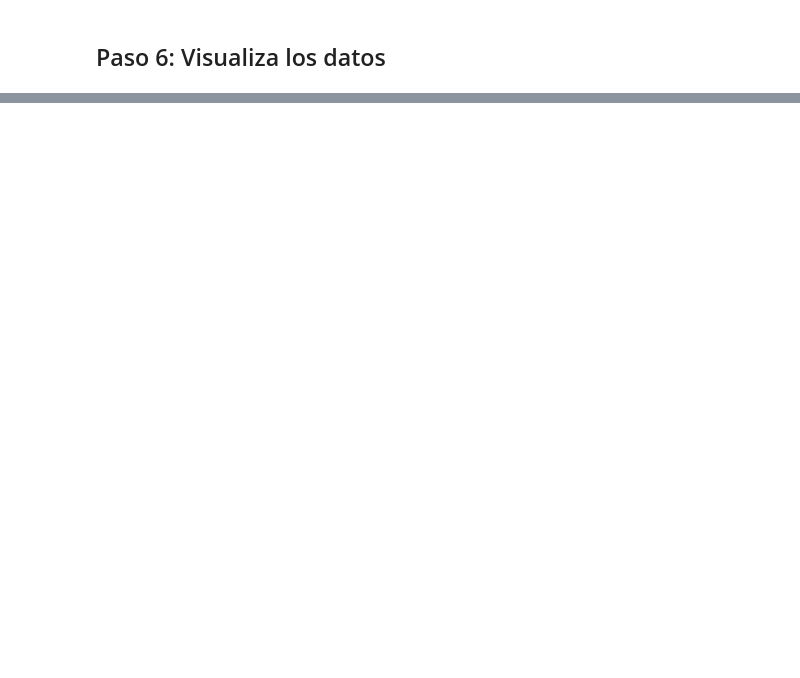
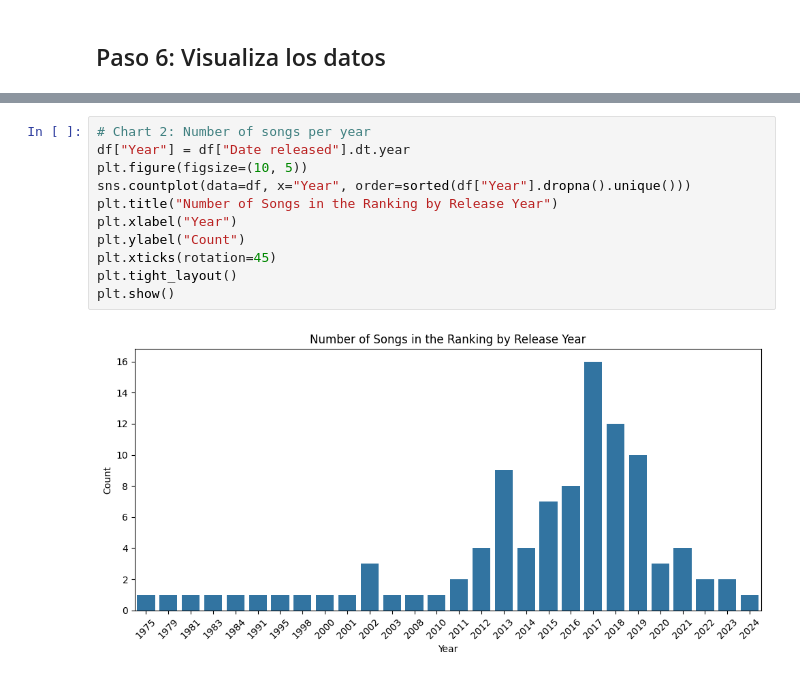
Before and after one commit to wer1ix/web-scraping-project-tutorial, a Jupyter notebook: src/solution.es.ipynb, the cells around one changed output, grey strips where cells are left out. Saved outputs shown, nothing was run; the diff lists cells and outputs as text; blank space fills up the shorter version.

```diff
--- a/src/solution.es.ipynb
+++ b/src/solution.es.ipynb
@@ -232,0 +125,13 @@ Tesla ha generado $8,730,000,000.00 de ganancias en el año 2024.
+# %%
+# Chart 2: Number of songs per year
+df["Year"] = df["Date released"].dt.year
+plt.figure(figsize=(10, 5))
+sns.countplot(data=df, x="Year", order=sorted(df["Year"].dropna().unique()))
+plt.title("Number of Songs in the Ranking by Release Year")
+plt.xlabel("Year")
+plt.ylabel("Count")
+plt.xticks(rotation=45)
+plt.tight_layout()
+plt.show()
+# %% [output]
+[figure, added]
```
Also changed, not shown: parts of 16 cells of this notebook, 5 other files.
